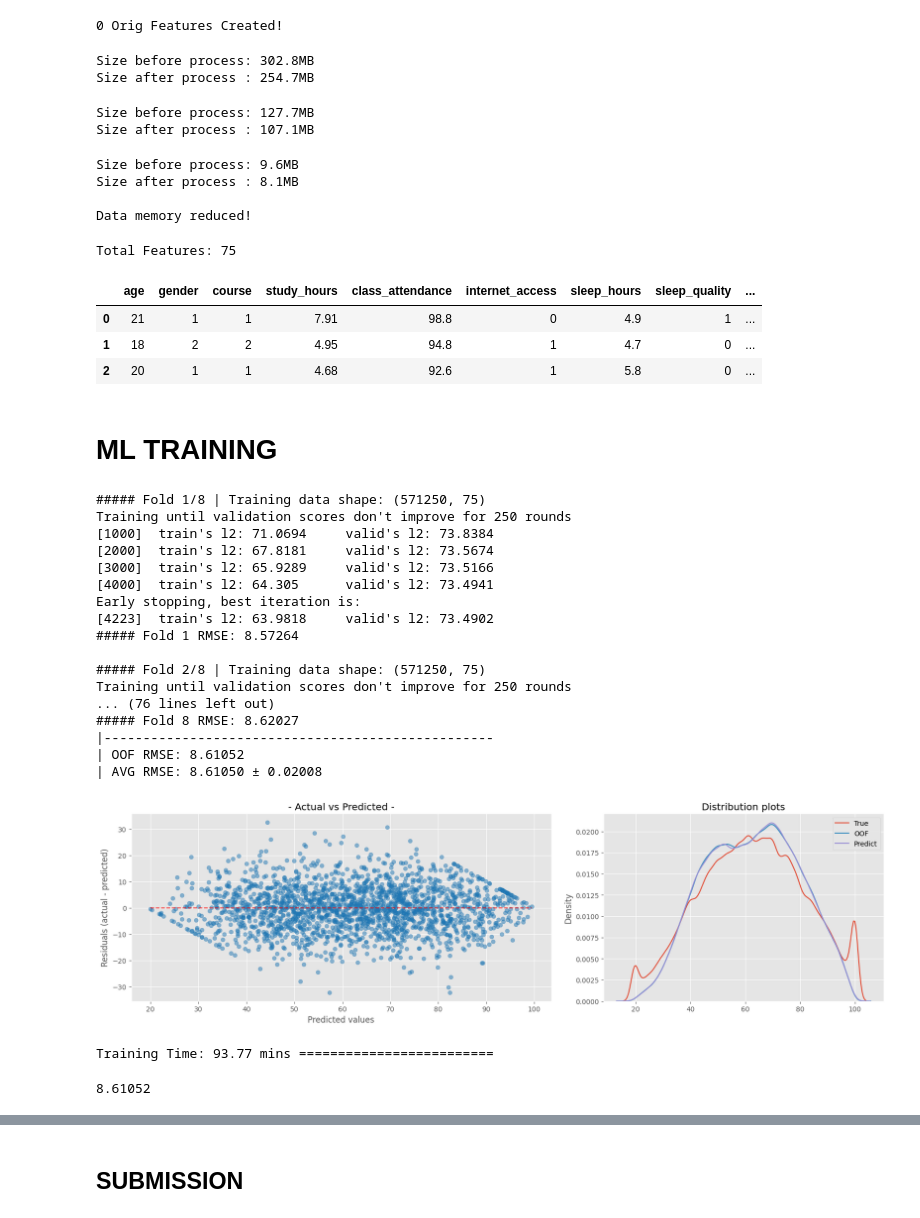
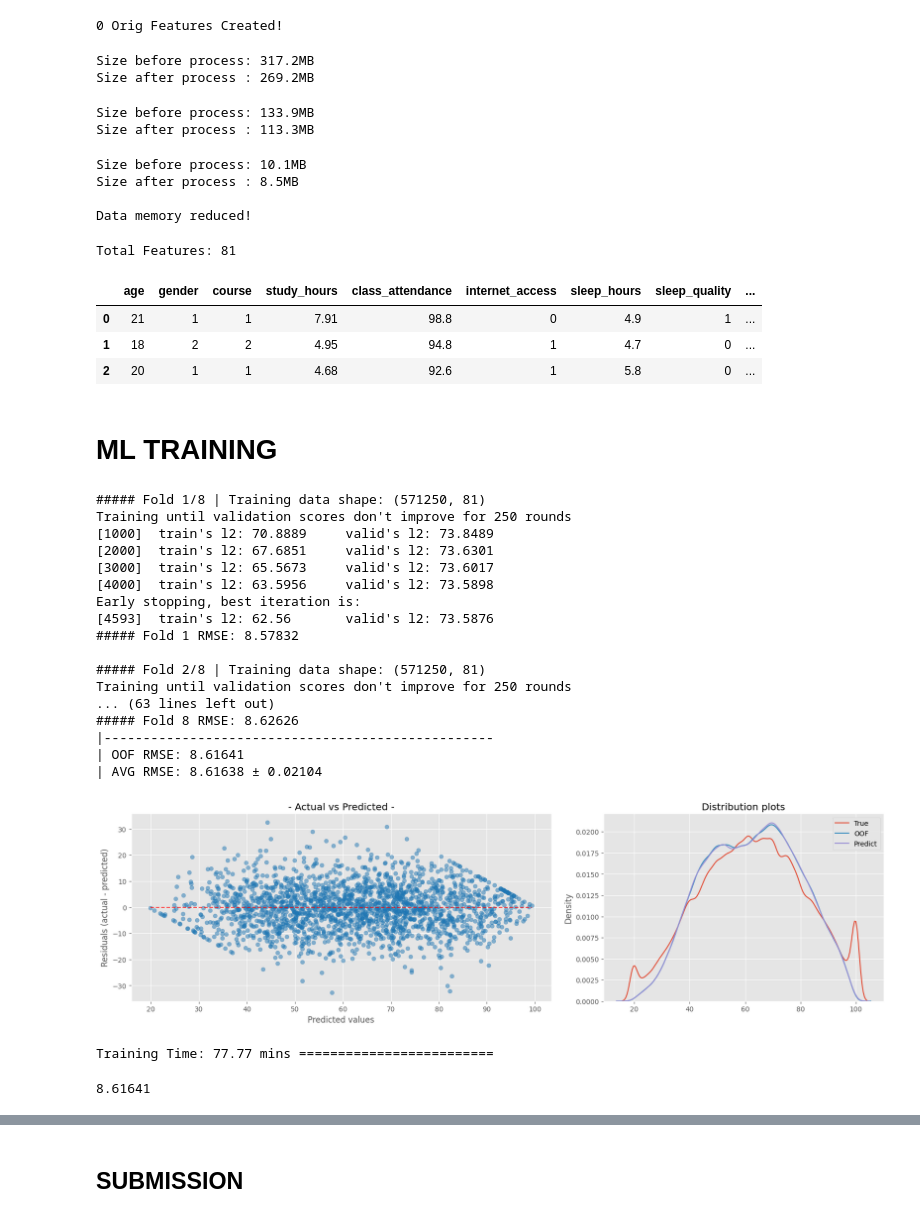
Before and after one commit to coded-sly/ps6e1-Student-Test-Score, a Jupyter notebook: ps6e1-lgbm-orig-basescore.ipynb, the cells around one changed output, grey strips where cells are left out. Cells and saved outputs as stored; diff of their text form; code cells hidden in the pictures.

Commit message:
Kaggle Notebook | ps6e1 | LGBM | Orig+BaseScore | ⬆️ gbdt

```diff
--- a/ps6e1-lgbm-orig-basescore.ipynb
+++ b/ps6e1-lgbm-orig-basescore.ipynb
@@ -441,7 +441,7 @@ dtype: int64
 ## -- Extract Digits --
 DIGITS = []
 
-for col in tqdm(TOP_PREDICTORS+['sleep_hours']):
+for col in tqdm(TOP_PREDICTORS+['sleep_hours', 'formula']):
     for d in range(-2, 4):
         n = f'{col}_d{d}'
         train[n] = ((train[col] * 10**d) % 10).fillna(-1).astype('int32')
@@ -615,12 +621,12 @@ gc.collect()
 
 print(f"Data memory reduced!")
 # %% [output]
-Size before process: 302.8MB
-Size after process : 254.7MB
+Size before process: 317.2MB
+Size after process : 269.2MB
-Size before process: 127.7MB
-Size after process : 107.1MB
+Size before process: 133.9MB
+Size after process : 113.3MB
-Size before process: 9.6MB
-Size after process : 8.1MB
+Size before process: 10.1MB
+Size after process : 8.5MB
 
 Data memory reduced!
 # %%
@@ -628,7 +634,7 @@ FEATURES = [c for c in train.columns if c not in ['id', TARGET]]
 print('Total Features:', len(FEATURES))
 train.head(3)
 # %% [output]
-Total Features: 75
+Total Features: 81
 |  | age | gender | course | study_hours | class_attendance | internet_access | sleep_hours | sleep_quality | ... |
 | 0 | 21 | 1 | 1 | 7.91 | 98.8 | 0 | 4.9 | 1 | ... |
 | 1 | 18 | 2 | 2 | 4.95 | 94.8 | 1 | 4.7 | 0 | ... |
@@ -830,14 +836,14 @@ for i, (train_idx, val_idx) in enumerate(kf.split(X)):
     X_val   = combined.iloc[len(X_train):len(X_train)+len(X_val)]
     X_test  = combined.iloc[len(X_train)+len(X_val):]
 
-    suffix = 'dart_bagging'
+    suffix = 'ggdt'
     params = {
         # ---------------------------------
         # 'boosting': 'dart',
         # ---------------------------------
-        'data_sample_strategy': 'goss',
-        'top_rate': 0.6,
-        'other_rate': 0.2,
+        # 'data_sample_strategy': 'goss',
+        # 'top_rate': 0.6,
+        # 'other_rate': 0.2,
         # ---------------------------------
         'objective': 'regression',
         'eval_metric': "rmse",
@@ -911,54 +917,54 @@ display = PredictionErrorDisplay.from_predictions(
     pd.Series(y), oof_preds, ax=axs[0], subsample=2000,
     # kind = "actual_vs_predicted",
     scatter_kwargs={"alpha": 0.5}, line_kwargs={'color': 'r'},
         )
 axs[0].set_title(f"- Actual vs Predicted -")
 
 LABELS = ['True', 'OOF', 'Predict']
 sns.kdeplot(y, ax=axs[1], label=LABELS[0])
 sns.kdeplot(oof_preds, ax=axs[1], label=LABELS[1])
 sns.kdeplot(test_preds, ax=axs[1], label=LABELS[2])
 axs[1].set_title(f"Distribution plots")
 
 for ax in axs:
     # ax.grid(False)
     ax.spines['top'].set_visible(False)
     ax.spines['right'].set_visible(False)
 
 plt.legend()
 plt.tight_layout()
 plt.show()
 
 tok = time()
 tiktok = (tok-tik) / 60
 print(f"Training Time: {tiktok:.2f} mins {'='*25}")
 # %% [output]
-##### Fold 1/8 | Training data shape: (571250, 75)
+##### Fold 1/8 | Training data shape: (571250, 81)
 Training until validation scores don't improve for 250 rounds
-[1000]  train's l2: 71.0694     valid's l2: 73.8384
-[2000]  train's l2: 67.8181     valid's l2: 73.5674
-[3000]  train's l2: 65.9289     valid's l2: 73.5166
-[4000]  train's l2: 64.305      valid's l2: 73.4941
+[1000]  train's l2: 70.8889     valid's l2: 73.8489
+[2000]  train's l2: 67.6851     valid's l2: 73.6301
+[3000]  train's l2: 65.5673     valid's l2: 73.6017
+[4000]  train's l2: 63.5956     valid's l2: 73.5898
 Early stopping, best iteration is:
-[4223]  train's l2: 63.9818     valid's l2: 73.4902
-##### Fold 1 RMSE: 8.57264
+[4593]  train's l2: 62.56       valid's l2: 73.5876
+##### Fold 1 RMSE: 8.57832
 
-##### Fold 2/8 | Training data shape: (571250, 75)
+##### Fold 2/8 | Training data shape: (571250, 81)
 Training until validation scores don't improve for 250 rounds
-... (76 lines left out)
-##### Fold 8 RMSE: 8.62027
+... (63 lines left out)
+##### Fold 8 RMSE: 8.62626
 |--------------------------------------------------
-| OOF RMSE: 8.61052
-| AVG RMSE: 8.61050 ± 0.02008
+| OOF RMSE: 8.61641
+| AVG RMSE: 8.61638 ± 0.02104
-[figure, old version]
+[figure, new version]
-Training Time: 93.77 mins =========================
+Training Time: 77.77 mins =========================
 # %%
 float(overall_score)
 # ORIG + base_score + 5folds + stop 200
-#   0.1: gbdt-> 63958 || goss-> 8:63853
+#   0.1: gbdt-> 63638 || goss-> 8:63581
 # 0.005 -> ** d8=8.61752 **
 # %% [output]
-8.61052
+8.61641
 # %%
 lgb.plot_metric(all_eval_results[0], figsize=(15, 5))
 plt.show()
```
Also changed, not shown: parts of 5 cells of this notebook.
